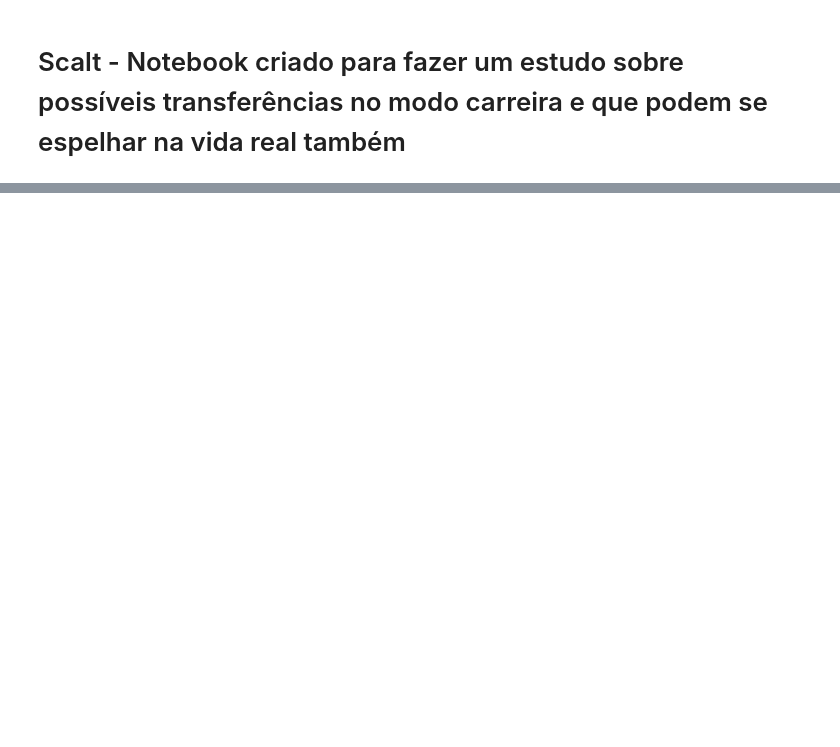
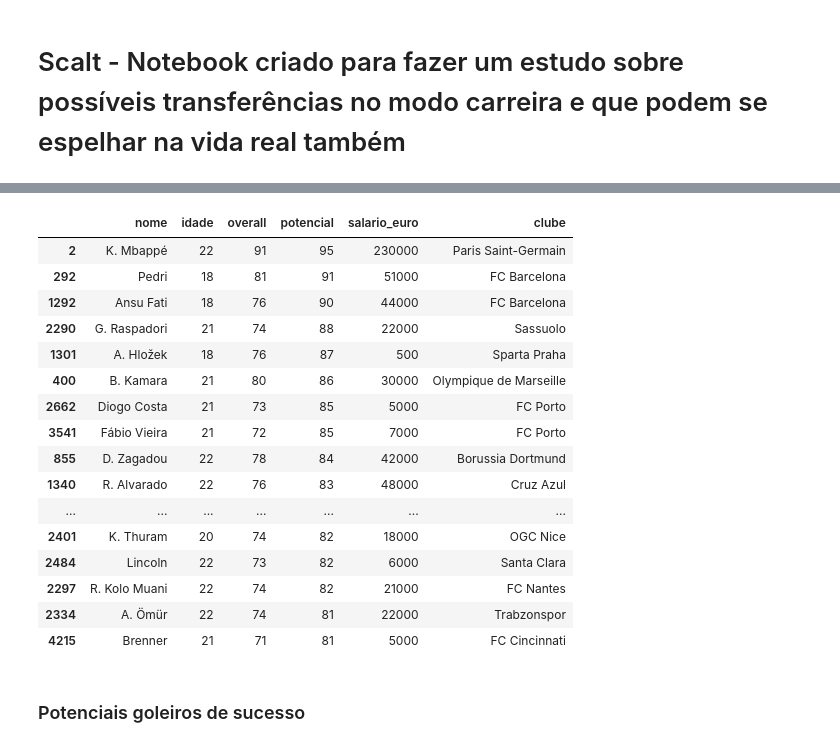
Before and after one commit to leovasc5/exploratory-analysis-of-FIFA-22-data, a Jupyter notebook: scalt.ipynb, the cells around one changed output, grey strips where cells are left out. Drawn from its saved outputs; the diff is of its cells as text; code cells hidden in the pictures; blank space fills up the shorter version.

```diff
--- a/scalt.ipynb
+++ b/scalt.ipynb
@@ -23,0 +108,24 @@ temp.to_csv('planilhas/analises/bons_negocios.csv', columns=header, sep=';', enc
+# %%
+temp = df.loc[(df.emprestimo == False) & (df.idade < 23) & (df.overall > 70) & (df.fim_contrato == 2022)]
+temp = temp.sort_values(by="potencial", ascending=False)
+temp[['nome', 'idade', 'overall', 'potencial', 'salario_euro', 'clube']].head(20)
+# %% [output]
+|  | nome | idade | overall | potencial | salario_euro | clube |
+| 2 | K. Mbappé | 22 | 91 | 95 | 230000 | Paris Saint-Germain |
+| 292 | Pedri | 18 | 81 | 91 | 51000 | FC Barcelona |
+| 1292 | Ansu Fati | 18 | 76 | 90 | 44000 | FC Barcelona |
+| 2290 | G. Raspadori | 21 | 74 | 88 | 22000 | Sassuolo |
+| 1301 | A. Hložek | 18 | 76 | 87 | 500 | Sparta Praha |
+| 400 | B. Kamara | 21 | 80 | 86 | 30000 | Olympique de Marseille |
+| 2662 | Diogo Costa | 21 | 73 | 85 | 5000 | FC Porto |
+| 3541 | Fábio Vieira | 21 | 72 | 85 | 7000 | FC Porto |
+| 855 | D. Zagadou | 22 | 78 | 84 | 42000 | Borussia Dortmund |
+| 1340 | R. Alvarado | 22 | 76 | 83 | 48000 | Cruz Azul |
+| ... | ... | ... | ... | ... | ... | ... |
+| 2401 | K. Thuram | 20 | 74 | 82 | 18000 | OGC Nice |
+| 2484 | Lincoln | 22 | 73 | 82 | 6000 | Santa Clara |
+| 2297 | R. Kolo Muani | 22 | 74 | 82 | 21000 | FC Nantes |
+| 2334 | A. Ömür | 22 | 74 | 81 | 22000 | Trabzonspor |
+| 4215 | Brenner | 21 | 71 | 81 | 5000 | FC Cincinnati |
+# %% [markdown]
+### Potenciais goleiros de sucesso
```
Also changed, not shown: parts of 13 cells of this notebook.
